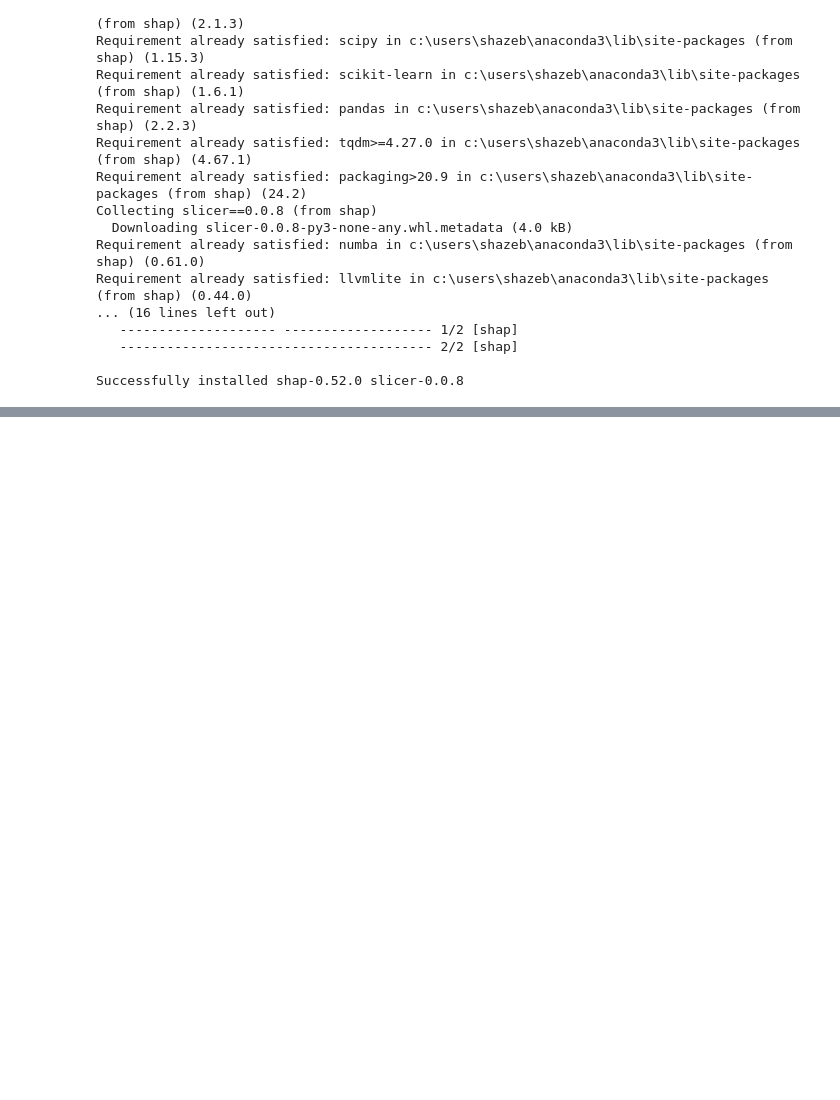
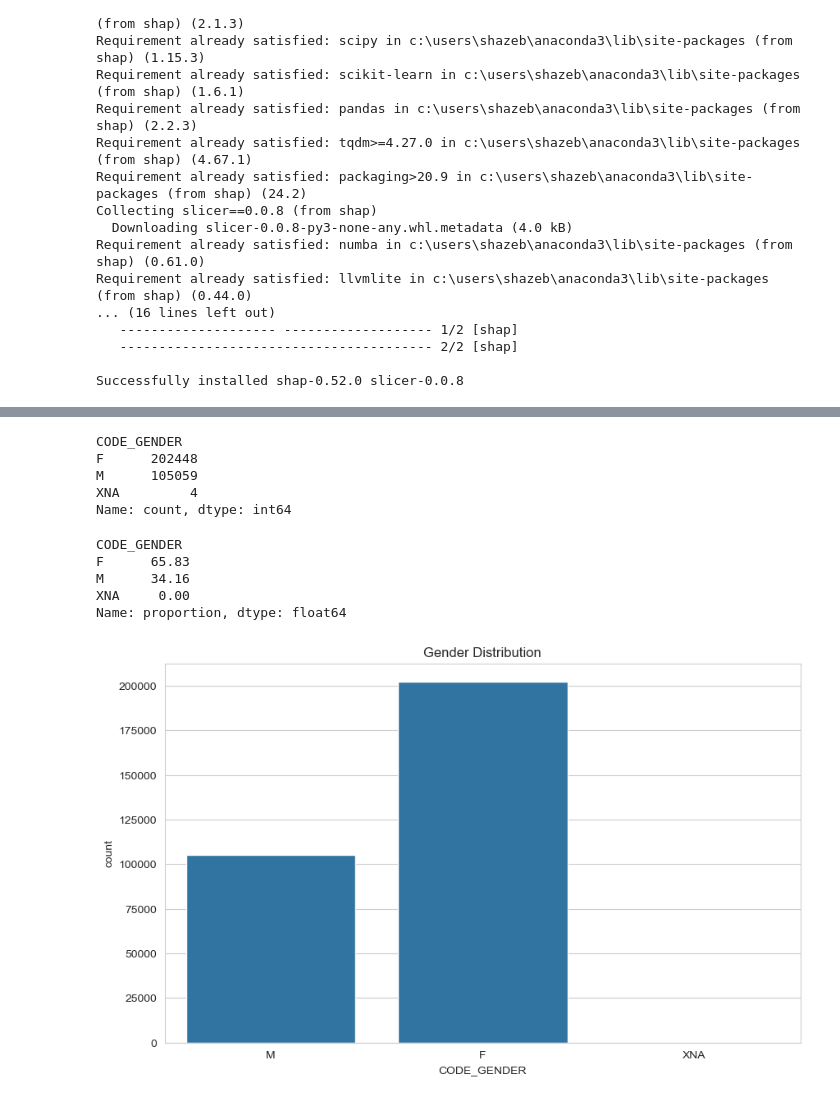
Before and after one commit to ZebX99/HomeLoanProject, a Jupyter notebook: HomeLoanProject.ipynb, the cells around one changed output, grey strips where cells are left out. Drawn from its saved outputs; the diff is of its cells as text; code cells hidden in the pictures; blank space fills up the shorter version.

```diff
--- a/HomeLoanProject.ipynb
+++ b/HomeLoanProject.ipynb
@@ -123,0 +459,22 @@ Successfully installed shap-0.52.0 slicer-0.0.8
+# %%
+df_copy['CODE_GENDER'].value_counts()
+# %% [output]
+CODE_GENDER
+F      202448
+M      105059
+XNA         4
+Name: count, dtype: int64
+# %%
+(df_copy['CODE_GENDER'].value_counts(normalize=True) * 100).round(2)
+# %% [output]
+CODE_GENDER
+F      65.83
+M      34.16
+XNA     0.00
+Name: proportion, dtype: float64
+# %%
+sns.countplot(x='CODE_GENDER', data=df_copy)
+plt.title("Gender Distribution")
+plt.show()
+# %% [output]
+[figure, added]
```
Also changed, not shown: parts of 104 cells of this notebook.
